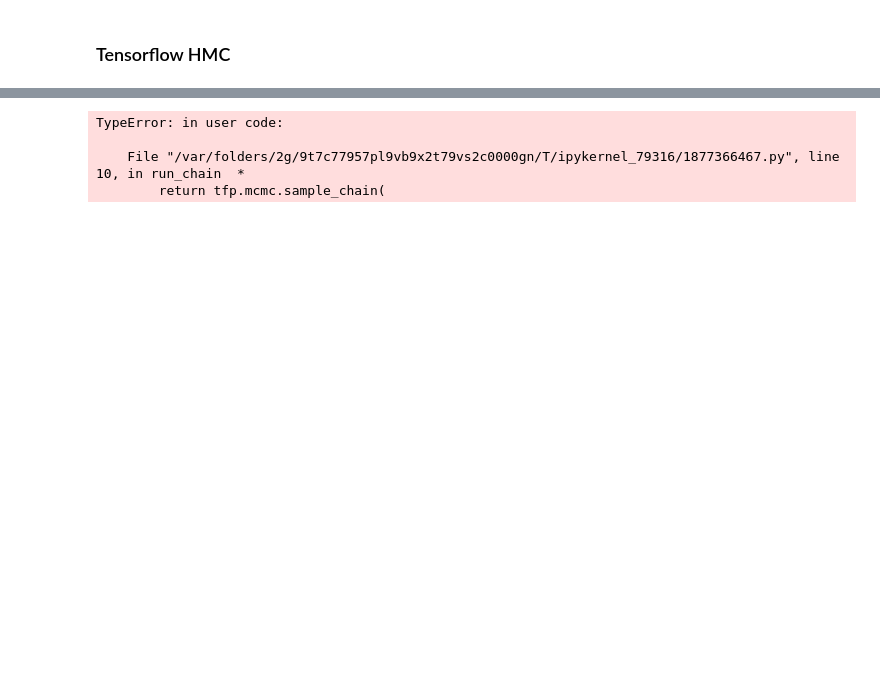
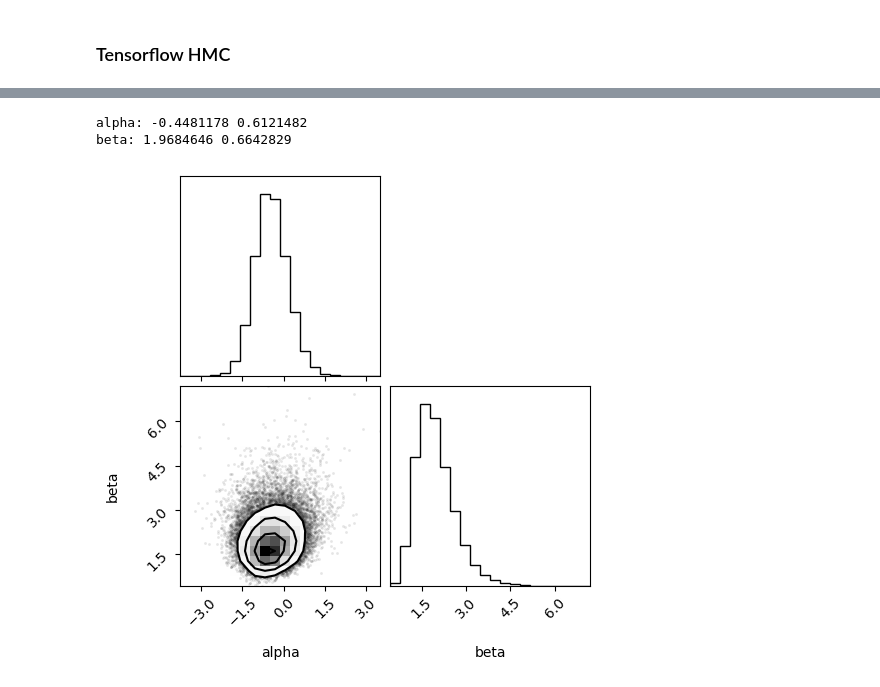
Before and after one commit to MaxTalberg/The-Lighthouse-Problem, a Jupyter notebook: CW.ipynb, the cells around one changed output, grey strips where cells are left out. Cells and saved outputs as stored; diff of their text form; code cells hidden in the pictures; blank space fills up the shorter version.

Commit message:
Initial Commit

```diff
--- a/CW.ipynb
+++ b/CW.ipynb
@@ -15,4 +10,6 @@ print(tf.__file__)
 # %%
-import time
+from corner import corner
 import tensorflow as tf
 import tensorflow_probability as tfp
+
+tdf = tfp.distributions
@@ -32,28 +75,45 @@ def target_pdf(x, alpha, beta):
 # %%
 # hmc kernel
 hmc_kernel = tfp.mcmc.HamiltonianMonteCarlo(
-  target_log_prob_fn=target_pdf,
+  target_log_prob_fn=unnormalized_posterior,
   step_size=np.float64(.01),
-  num_leapfrog_steps=200)
+  num_leapfrog_steps=200) # 200
 
+'''# Adpative step size
+adaptive_hmc = tfp.mcmc.SimpleStepSizeAdaptation(
+  hmc_kernel,
+  num_adaptation_steps=int())
+'''
 # run hmc
 @tf.function
-def run_chain(initial_state, num_results=30000, num_burnin_steps=10):
-  return tfp.mcmc.sample_chain(
-                            num_results=num_results,
-                            num_burnin_steps=num_burnin_steps,
-                            current_state=initial_state,
-                            kernel=hmc_kernel,
-                            trace_fn=lambda current_state, kernel_results: kernel_results)
+def run_chain(num_results=30000, num_burnin_steps=3000):
+  samples, kernel_results = tfp.mcmc.sample_chain(
+      num_results=num_results,
+      num_burnin_steps=num_burnin_steps,
+      current_state=[np.mean(x_observed), 1.0],
+      kernel=hmc_kernel,
+      trace_fn=lambda _, pkr: pkr.is_accepted
+      )
+  return samples, kernel_results
 
-num_chains, ndim = 8, 3
-initial_state = np.random.normal(size=(num_chains, ndim))
-
-t_start = time.time()
-chains, kernel_results = run_chain(initial_state)
-t_end = time.time()
+samples, kernel_results = run_chain()
+alpha_samples, beta_samples = samples
-# %% [output]
-TypeError: in user code:
-
-    File "/var/folders/2g/9t7c77957pl9vb9x2t79vs2c0000gn/T/ipykernel_79316/1877366467.py", line 10, in run_chain  *
-        return tfp.mcmc.sample_chain(
+# %%
+# mean and std of alpha and beta
+mean_alpha = np.mean(alpha_samples)
+std_alpha = np.std(alpha_samples)
+
+mean_beta = np.mean(beta_samples)
+std_beta = np.std(beta_samples)
+
+print('alpha:', mean_alpha, std_alpha)
+print('beta:', mean_beta, std_beta)
+# %% [output]
+alpha: -0.4481178 0.6121482
+beta: 1.9684646 0.6642829
+# %%
+samples_np = np.column_stack([tensor.numpy() for tensor in samples])
+corner(samples_np, labels=['alpha', 'beta'])
+plt.show()
+# %% [output]
+[figure, added]
```
Also changed, not shown: parts of 10 cells of this notebook.
